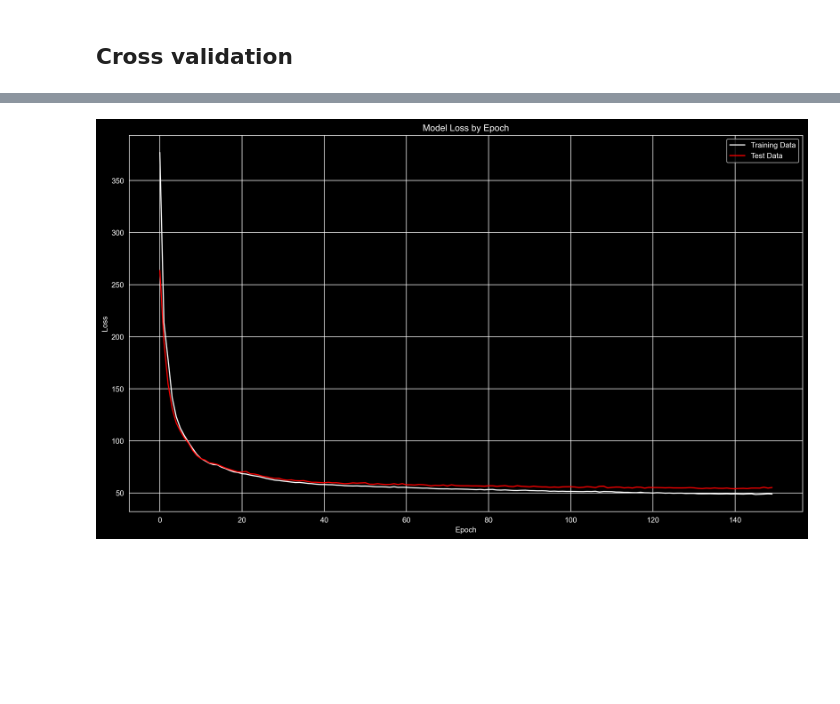
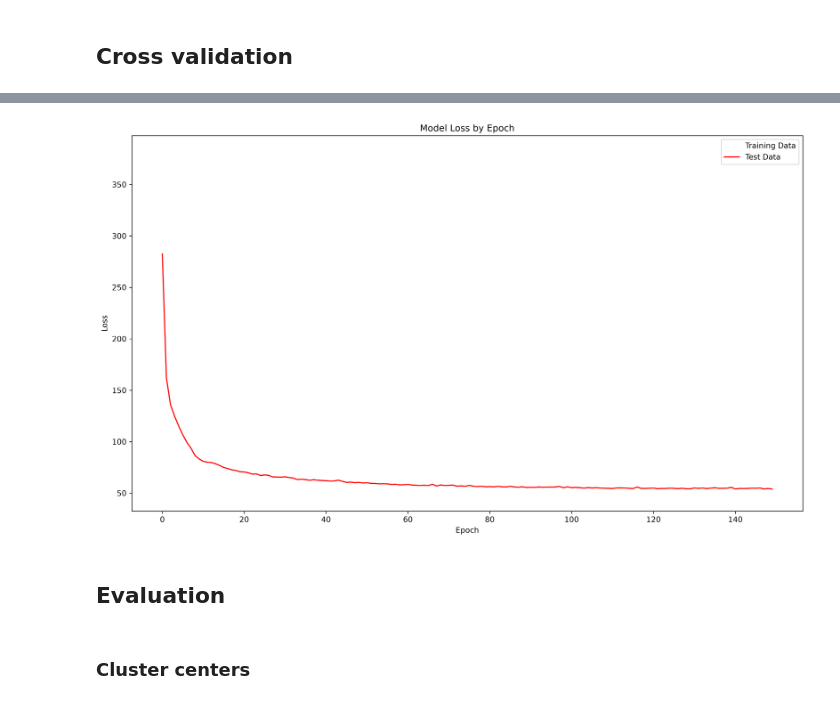
Before and after one commit to EmmaScharfmann/CodeForEarth, a Jupyter notebook: experiments/cmmvae.ipynb, the cells around one changed output, grey strips where cells are left out. Saved outputs shown, nothing was run; the diff lists cells and outputs as text; code cells hidden in the pictures; blank space fills up the shorter version.

Commit message:
temporary progress on evaluation

```diff
--- a/experiments/cmmvae.ipynb
+++ b/experiments/cmmvae.ipynb
@@ -128,8 +134,10 @@ Epoch 150/150
 # %%
-number = 0
+number = 1
 
 training_loss = histories[number].history['loss']
 validation_loss = histories[number].history['val_loss']
 utils.plot_losses(training_loss, validation_loss)
 # %% [output]
-[figure, old version]
+[figure, new version]
+# %% [markdown]
+## Evaluation
@@ -135,0 +160,2 @@ utils.plot_losses(training_loss, validation_loss)
+# %% [markdown]
+### Cluster centers
```
Also changed, not shown: parts of 14 cells of this notebook, 1 other file.
